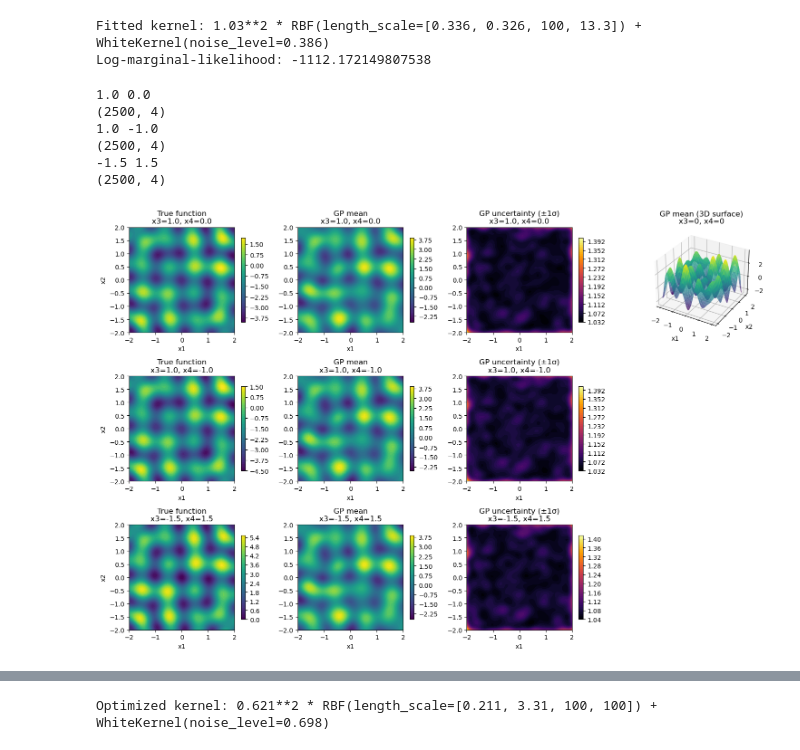
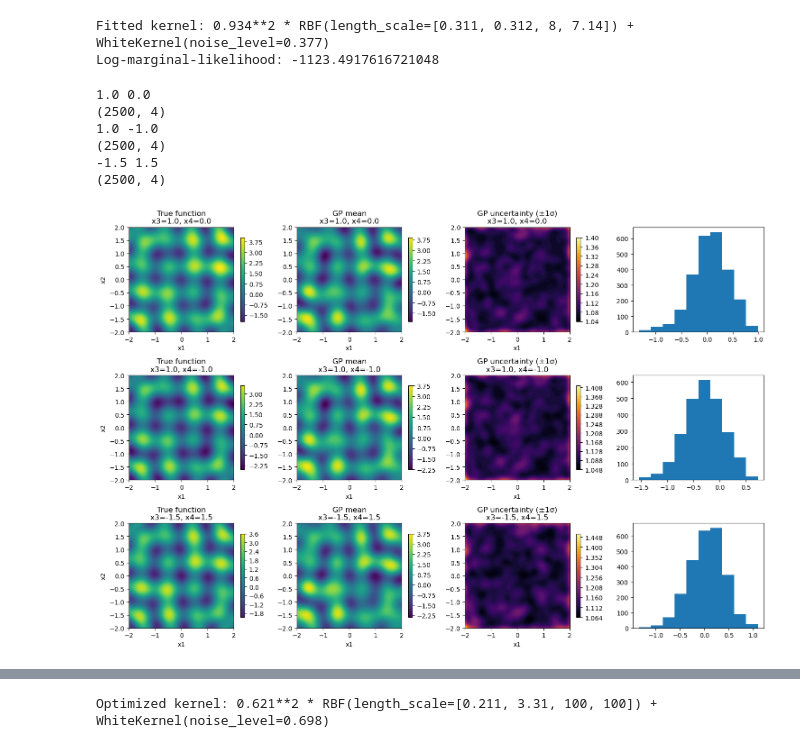
Before and after one commit to Ariam-Acevedo/sharing-repo, a Jupyter notebook: 4D Toy GP problem.ipynb, the cells around one changed output, grey strips where cells are left out. Saved outputs shown, nothing was run; the diff lists cells and outputs as text; code cells hidden in the pictures.

```diff
--- a/4D Toy GP problem.ipynb
+++ b/4D Toy GP problem.ipynb
@@ -47,8 +49,8 @@ def f_complicated(X):
     # Rastrigin-like term for multi-modality
     ras = (x1**2 - 10*np.cos(2*np.pi*x1) +
            x2**2 - 10*np.cos(2*np.pi*x2) +
-           x3**2 - 10*np.cos(2*np.pi*x3) +
-           x4**2 - 10*np.cos(2*np.pi*x4))
+           x3**2 - 10*np.sin(2*np.pi*x3) +
+           x4**2 - 10*np.sin(2*np.pi*x4))
 
     # Nonlinear interactions
     cross = np.sin(3*x1*x2) + 0.4*np.cos(2*x3*x4)
@@ -93,8 +98,8 @@ gp.fit(X_train, y_train)
 print("Fitted kernel:", gp.kernel_)
 print("Log-marginal-likelihood:", gp.log_marginal_likelihood_value_)
 # %% [output]
-Fitted kernel: 1.03**2 * RBF(length_scale=[0.336, 0.326, 100, 13.3]) + WhiteKernel(noise_level=0.386)
-Log-marginal-likelihood: -1112.172149807538
+Fitted kernel: 0.934**2 * RBF(length_scale=[0.311, 0.312, 8, 7.14]) + WhiteKernel(noise_level=0.377)
+Log-marginal-likelihood: -1123.4917616721048
 # %%
 # --------------------------------------------------------------
 # 4. Prediction on a regular grid (we fix x3 and x4 for visualization)
@@ -123,6 +128,7 @@ slices = [
 # --------------------------------------------------------------
 # 5. Plotting
 # --------------------------------------------------------------
+
 fig = plt.figure(figsize=(15, 10))
 
 for i, (title, x3f, x4f) in enumerate(slices, 1):
@@ -141,40 +147,44 @@ for i, (title, x3f, x4f) in enumerate(slices, 1):
     # contour_levels = [0.2, 0.4, 0.6, 0.8, 1.0]
     # True function contour
     ax1 = fig.add_subplot(3, 4, 4*(i-1)+1)
-    cp1 = ax1.contourf(X1, X2, y_true, levels=50, cmap='viridis')
+    cp1 = ax1.contourf(X1, X2, y_true, levels=50, cmap='viridis', vmin=global_vmin, vmax=global_vmax)
     plt.colorbar(cp1, ax=ax1, shrink=0.8)
     ax1.set_title(f'True function\n{title}')
     ax1.set_xlabel('x1'); ax1.set_ylabel('x2')
 
     # GP mean
     ax2 = fig.add_subplot(3, 4, 4*(i-1)+2)
     cp2 = ax2.contourf(X1, X2, y_mean, levels=50, cmap='viridis')
     plt.colorbar(cp2, ax=ax2, shrink=0.8)
     ax2.set_title(f'GP mean\n{title}')
     ax2.set_xlabel('x1')
 
     # GP uncertainty (std)
     ax3 = fig.add_subplot(3, 4, 4*(i-1)+3)
     cp3 = ax3.contourf(X1, X2, y_std, levels=50, cmap='inferno')
     plt.colorbar(cp3, ax=ax3, shrink=0.8)
     ax3.set_title(f'GP uncertainty (±1σ)\n{title}')
     ax3.set_xlabel('x1')
 
-    # 3D surface of GP mean for the first slice only (to save space)
-    if i == 1:
-        ax4 = fig.add_subplot(3, 4, 4, projection='3d')
-        surf = ax4.plot_surface(X1, X2, y_mean, cmap='viridis', alpha=0.8)
-        ax4.set_title('GP mean (3D surface)\nx3=0, x4=0')
-        ax4.set_xlabel('x1'); ax4.set_ylabel('x2'); ax4.set_zlabel('y')
+
+    ax4 = fig.add_subplot(3, 4, 4*(i-1)+4)
+    hist=ax4.hist((y_true.ravel()-y_mean.ravel())/y_std.ravel(), bins=10)
+
+    # # 3D surface of GP mean for the first slice only (to save space)
+    # if i == 1:
+    #     ax4 = fig.add_subplot(3, 4, 4, projection='3d')
+    #     surf = ax4.plot_surface(X1, X2, y_mean, cmap='viridis', alpha=0.8)
+    #     ax4.set_title('GP mean (3D surface)\nx3=0, x4=0')
+    #     ax4.set_xlabel('x1'); ax4.set_ylabel('x2'); ax4.set_zlabel('y')
 
 plt.tight_layout()
 plt.show()
 # %% [output]
 1.0 0.0
 (2500, 4)
 1.0 -1.0
 (2500, 4)
 -1.5 1.5
 (2500, 4)
-[figure, old version]
+[figure, new version]
 # %%
```
Also changed, not shown: parts of 3 cells of this notebook.
